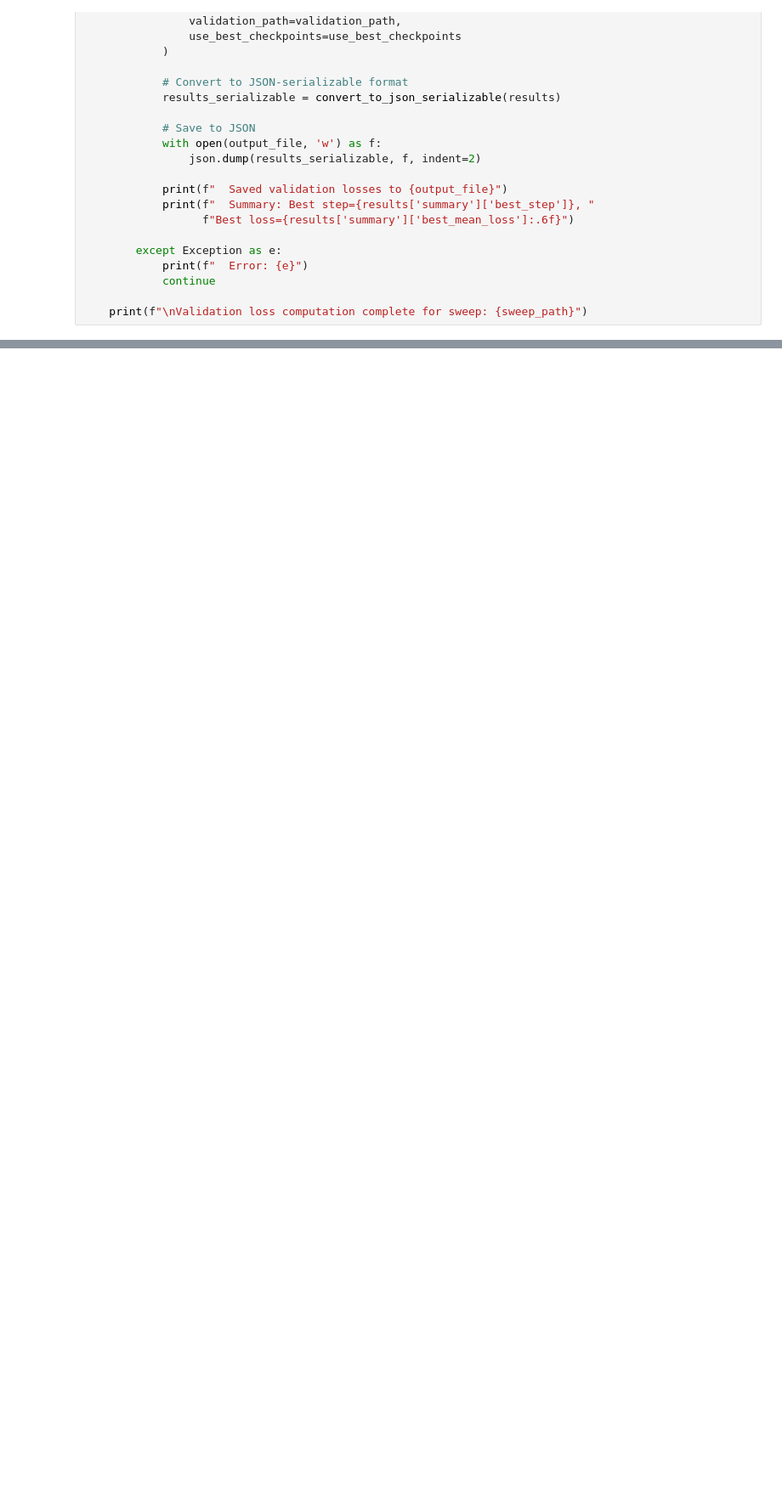
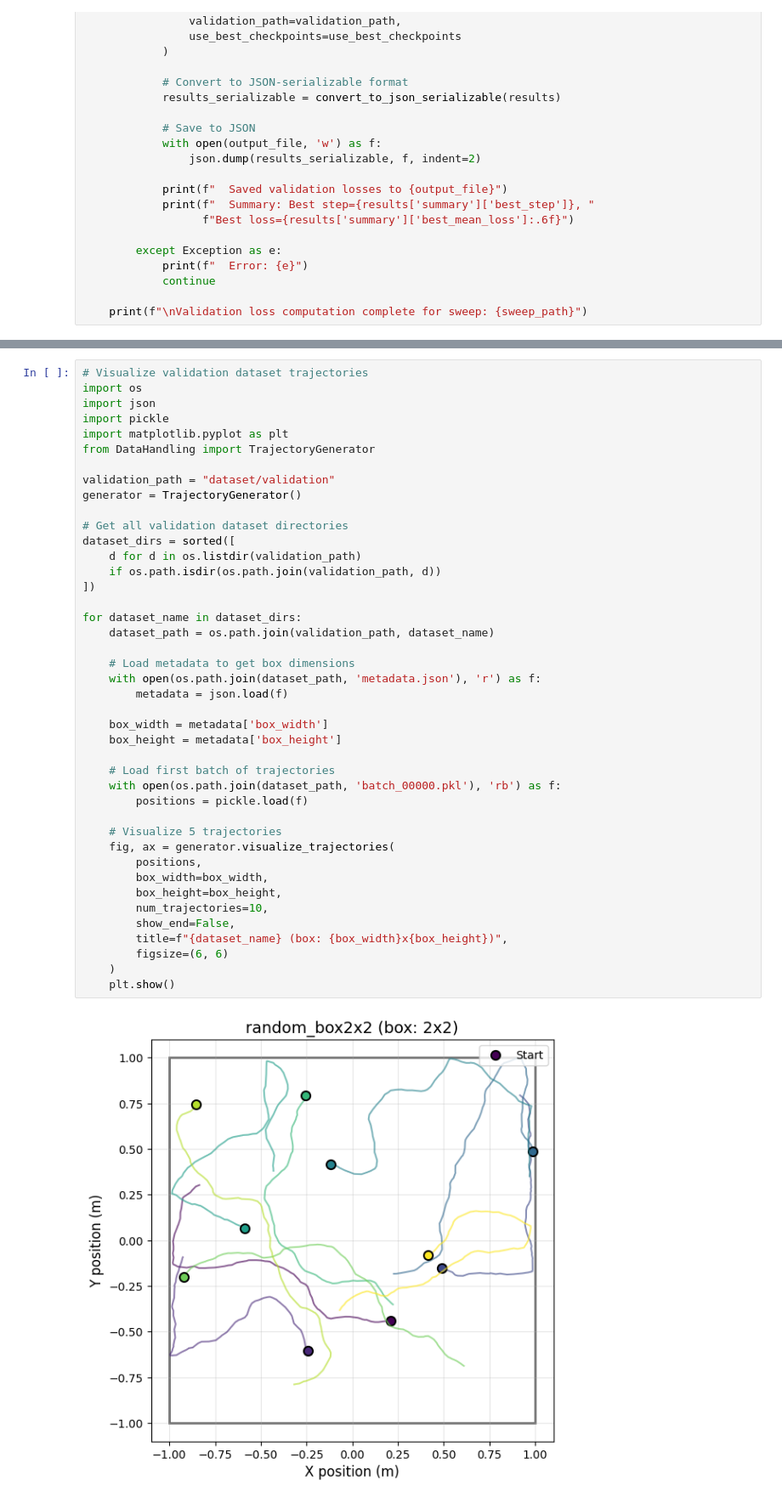
Before and after one commit to julianZeitler/ICLR_Actionable_Reps, a Jupyter notebook: PlotterSequential.ipynb, the cells around one changed output, grey strips where cells are left out. Shown at 85% size. Drawn from its saved outputs; the diff is of its cells as text; blank space fills up the shorter version.

```diff
--- a/PlotterSequential.ipynb
+++ b/PlotterSequential.ipynb
@@ -397,0 +443,44 @@ Validation loss computation complete for sweep: data/260116/constant_n_per_step_
+# %%
+# Visualize validation dataset trajectories
+import os
+import json
+import pickle
+import matplotlib.pyplot as plt
+from DataHandling import TrajectoryGenerator
+
+validation_path = "dataset/validation"
+generator = TrajectoryGenerator()
+
+# Get all validation dataset directories
+dataset_dirs = sorted([
+    d for d in os.listdir(validation_path)
+    if os.path.isdir(os.path.join(validation_path, d))
+])
+
+for dataset_name in dataset_dirs:
+    dataset_path = os.path.join(validation_path, dataset_name)
+
+    # Load metadata to get box dimensions
+    with open(os.path.join(dataset_path, 'metadata.json'), 'r') as f:
+        metadata = json.load(f)
+
+    box_width = metadata['box_width']
+    box_height = metadata['box_height']
+
+    # Load first batch of trajectories
+    with open(os.path.join(dataset_path, 'batch_00000.pkl'), 'rb') as f:
+        positions = pickle.load(f)
+
+    # Visualize 5 trajectories
+    fig, ax = generator.visualize_trajectories(
+        positions,
+        box_width=box_width,
+        box_height=box_height,
+        num_trajectories=10,
+        show_end=False,
+        title=f"{dataset_name} (box: {box_width}x{box_height})",
+        figsize=(6, 6)
+    )
+    plt.show()
+# %% [output]
+[figure, added]
```
Also changed, not shown: parts of 4 cells of this notebook, 3 other files.
